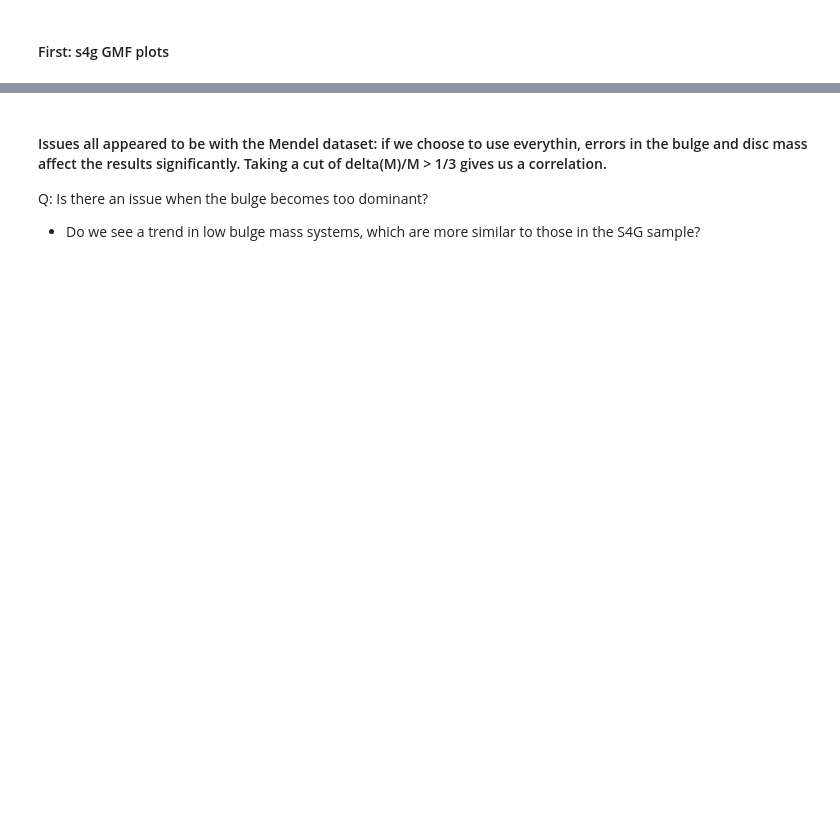
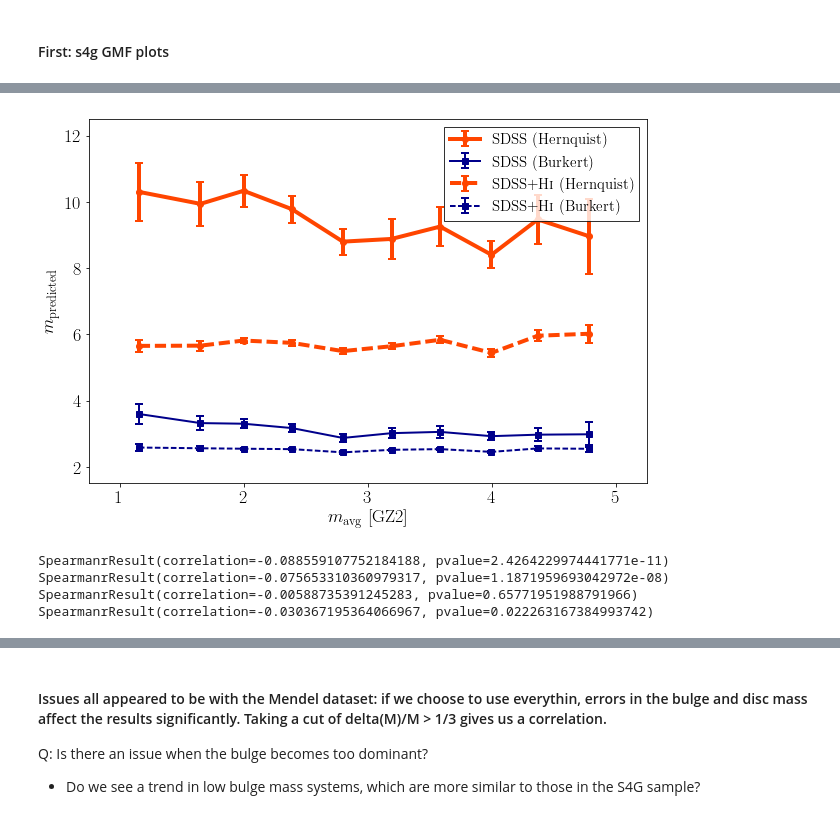
Before and after one commit to RossHart/Donghia_paper, a Jupyter notebook: m_vs_m.ipynb, the cells around one changed output, grey strips where cells are left out. Cells and saved outputs as stored; diff of their text form; code cells hidden in the pictures; blank space fills up the shorter version.

```diff
--- a/m_vs_m.ipynb
+++ b/m_vs_m.ipynb
@@ -221,3 +234,31 @@ _ = fig.text(0.5,0.9,"All sample",ha='center')
+# %%
+fig = plt.figure(figsize=(10,6.7))
+ax = plt.subplot(111)
+
+_ = sdss_m_avg_vs_m_plotter(ax,mask,
+                            xlabel=True,ylabel=True)
+
+_ = ax.set_ylim(1.5,12.5)
+_ = ax.set_xlim(0.75,5.25)
+fig.savefig('figures/m_vs_m.pdf')
+# %% [output]
+[figure, added]
+# %%
+from scipy.stats import spearmanr
+
+x = sdss_morph['m_avg'][mask]
+
+ys = [sdss['m_hernquist_2R_d'][mask],sdss['m_burkert_2R_d'][mask],
+      sdss_w_gas['m_hernquist_2R_d'][mask],
+      sdss_w_gas['m_burkert_2R_d'][mask]]
+
+for y in ys:
+    print(spearmanr(x,y))
+# %% [output]
+SpearmanrResult(correlation=-0.088559107752184188, pvalue=2.4264229974441771e-11)
+SpearmanrResult(correlation=-0.075653310360979317, pvalue=1.1871959693042972e-08)
+SpearmanrResult(correlation=-0.00588735391245283, pvalue=0.65771951988791966)
+SpearmanrResult(correlation=-0.030367195364066967, pvalue=0.022263167384993742)
 # %%
 fig, axarr = plt.subplots(1,2,figsize=(20,10),sharey=True)
 plt.subplots_adjust(wspace=0,hspace=0)
```
Also changed, not shown: parts of 14 cells of this notebook, 12 other files.
